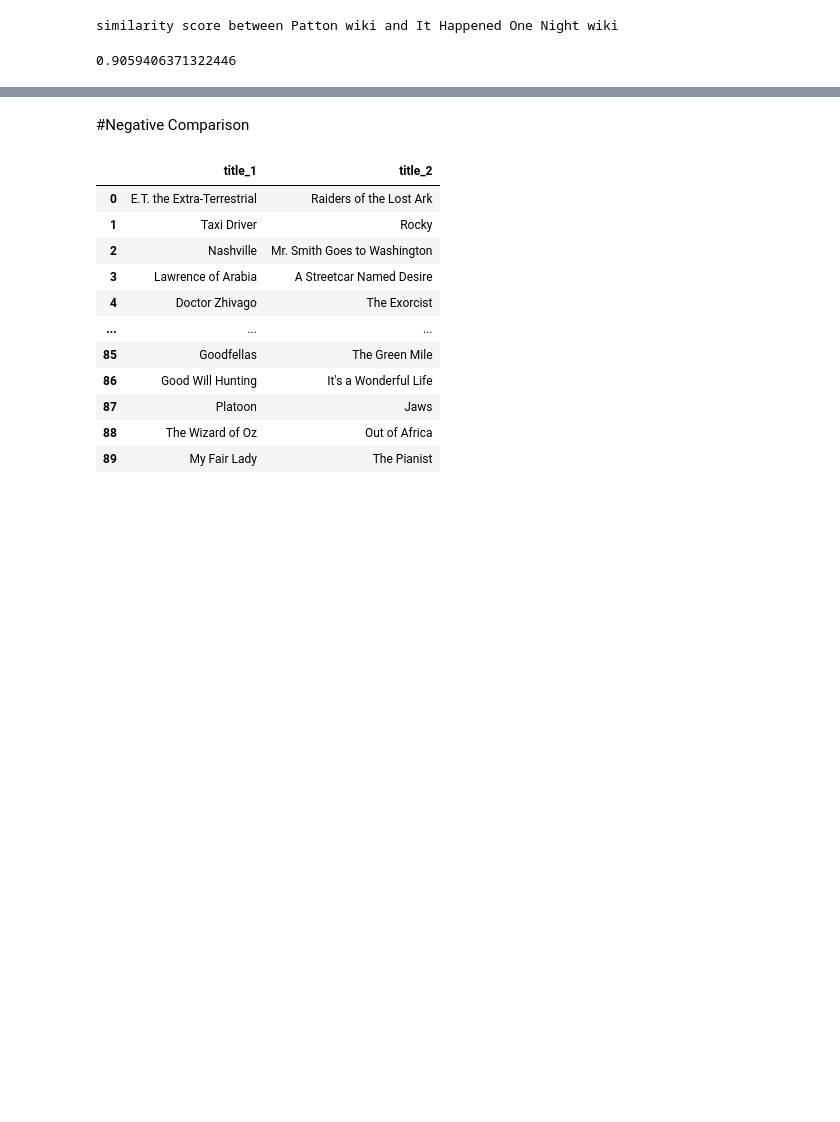
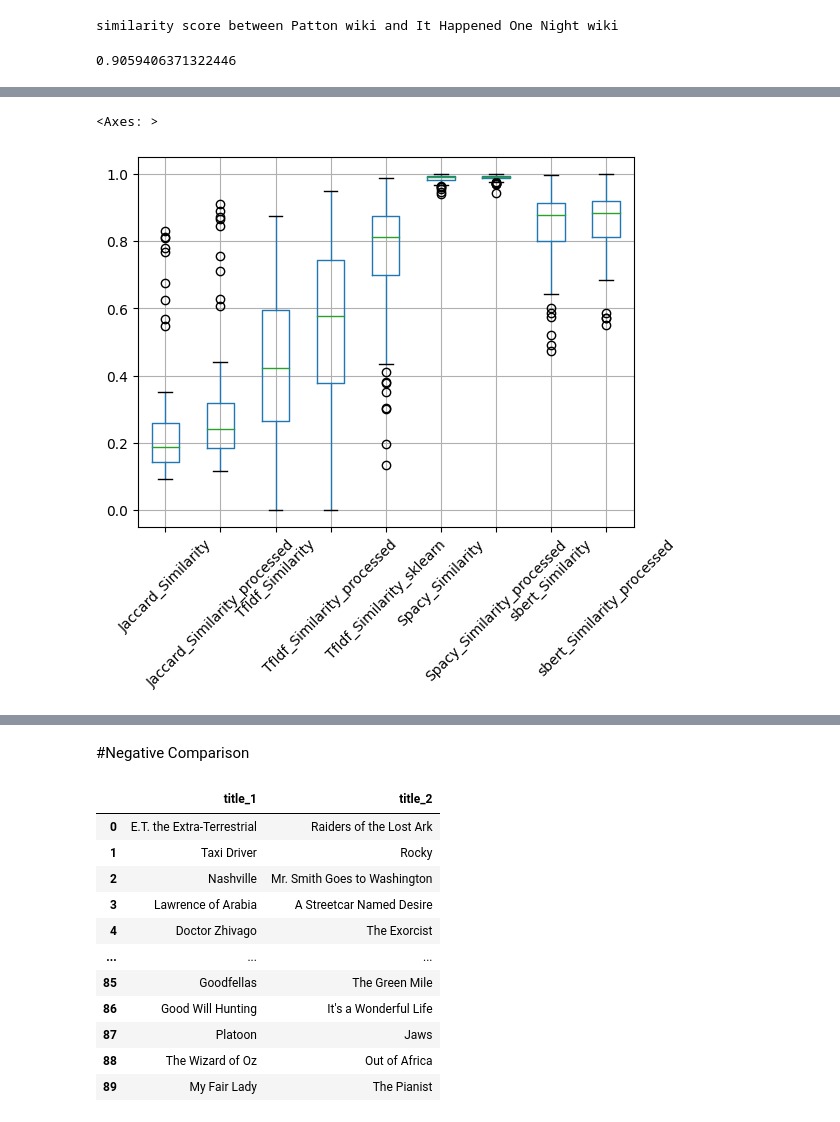
Before and after one commit to ak-malone/NLU, a Jupyter notebook: bagofwords.ipynb, the cells around one changed output, grey strips where cells are left out. Drawn from its saved outputs; the diff is of its cells as text; code cells hidden in the pictures; blank space fills up the shorter version.

Commit message:
Added bert sentence embedding

```diff
--- a/bagofwords.ipynb
+++ b/bagofwords.ipynb
@@ -480,0 +503,3 @@ similarity score between Patton wiki and It Happened One Night wiki
+# %%
+from sentence_transformers import SentenceTransformer
+sbert_model = SentenceTransformer('bert-base-nli-mean-tokens')
@@ -480,0 +515,5 @@ similarity score between Patton wiki and It Happened One Night wiki
+# %%
+movies["wiki_sbert"] = movies.apply(lambda x: sbert_model.encode([x.wiki_plot])[0], axis=1)
+movies["imdb_sbert"] = movies.apply(lambda x: sbert_model.encode([x.imdb_plot])[0], axis=1)
+movies["wiki_sbert_processed"] = movies.apply(lambda x: sbert_model.encode([x.wiki_plot_processed])[0], axis=1)
+movies["imdb_sbert_processed"] = movies.apply(lambda x: sbert_model.encode([x.imdb_plot_processed])[0], axis=1)
@@ -480,0 +536,5 @@ similarity score between Patton wiki and It Happened One Night wiki
+# %%
+movies.boxplot(column=sim_cols, rot=45)
+# %% [output]
+<Axes: >
+[figure, added]
```
Also changed, not shown: parts of 23 cells of this notebook.
